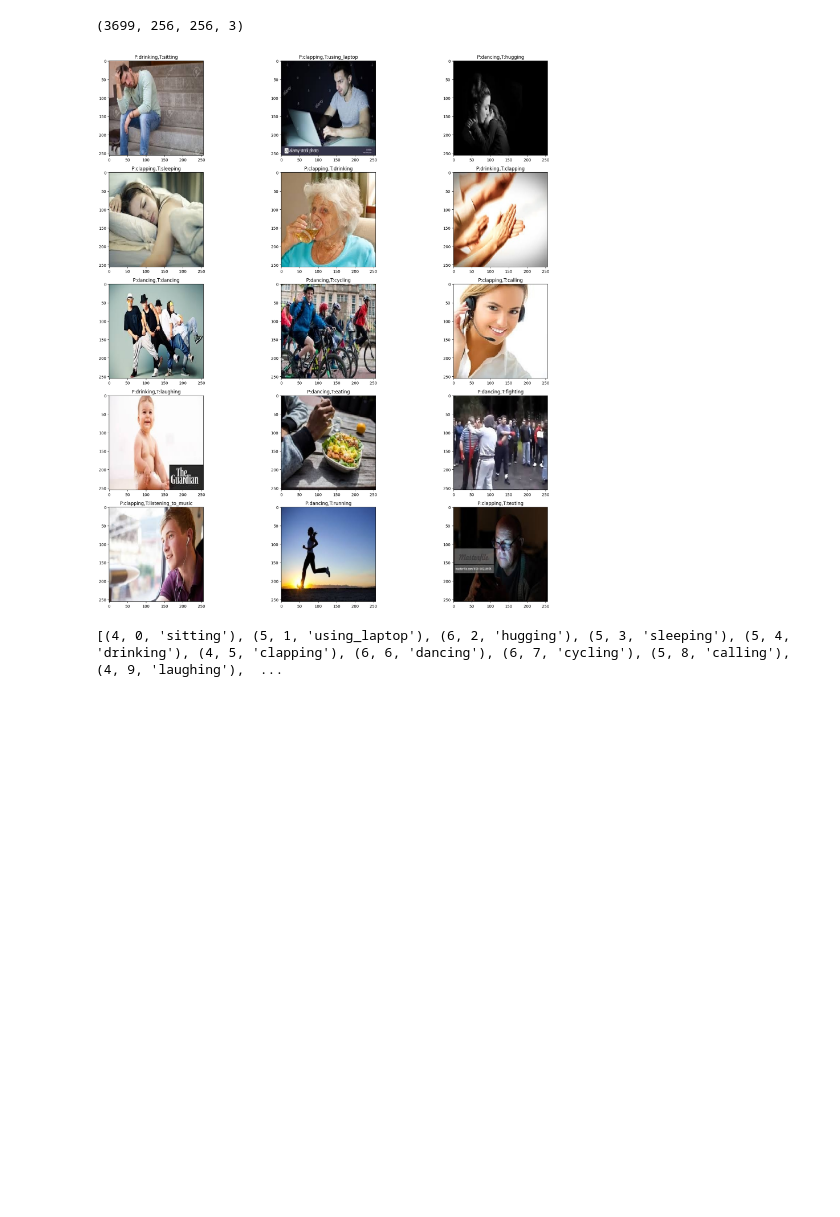
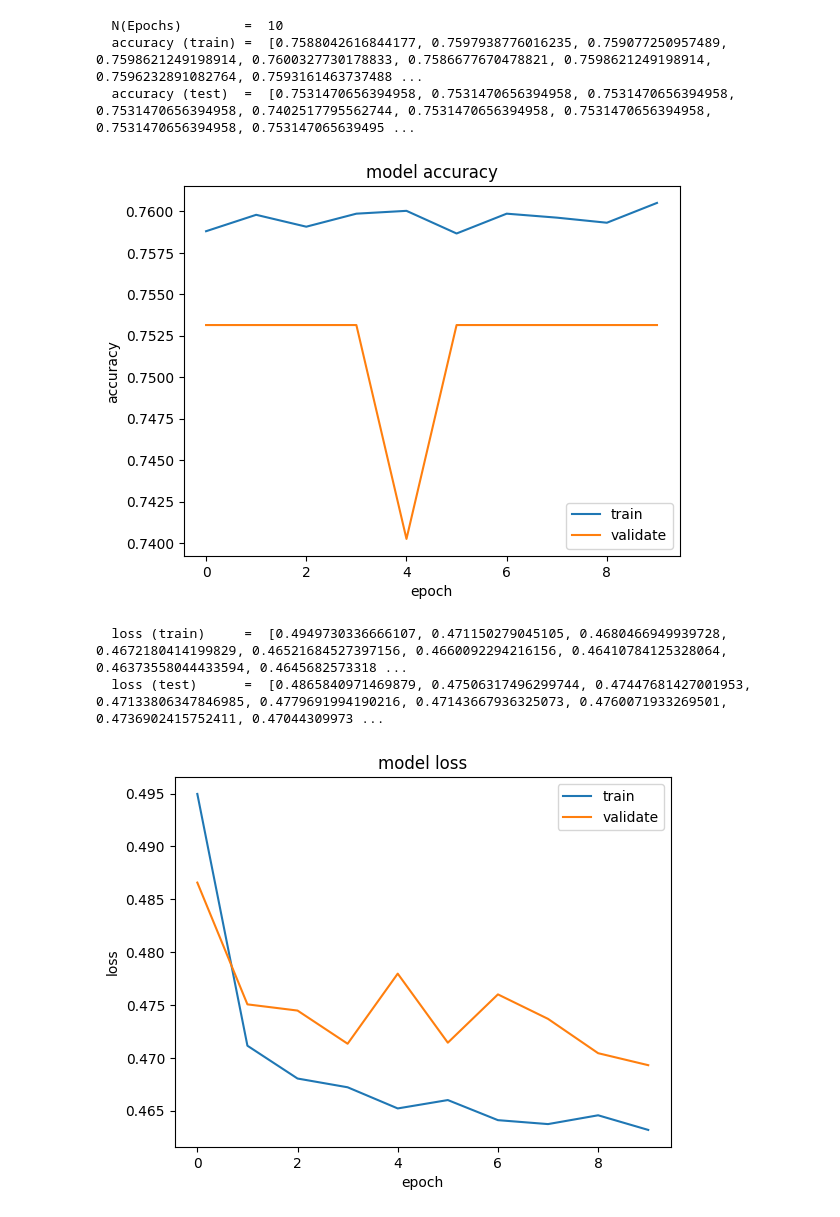
Before and after one commit to MDP-1/ML_CW2, a Jupyter notebook: Classification.ipynb, the cells around one changed output. Cells and saved outputs as stored; diff of their text form; code cells hidden in the pictures; blank space fills up the shorter version.

```diff
--- a/Classification.ipynb
+++ b/Classification.ipynb
@@ -9,0 +10,3 @@ common_path = "/Users/michaelpatsais/Documents/Uni_work/machine_learning/Data/HA
+# %%
+df_train = pd.read_csv(common_path + "/adult_train.csv")
+df_train_cols = df_train.columns.to_list()
@@ -65,0 +48,3 @@ Found 3699 validated image filenames belonging to 15 classes.
+# %%
+# Cleaning label
+labels = np.array(relabelling(df_train, 'Income'))
@@ -109,8 +121,9 @@ Trainable params: 3961167 (15.11 MB)
 Non-trainable params: 0 (0.00 Byte)
 _________________________________________________________________
 # %%
-loss_fn = tf.keras.losses.CategoricalCrossentropy()
+loss_fn = tf.keras.losses.BinaryCrossentropy() #CatagoricalCrossentropy() means 2 output nodes
+
 model.compile(optimizer='adam', loss=loss_fn, metrics=['accuracy'])
 # %%
-history  = model.fit(train_ds, validation_data = val_ds, epochs=epochs)
+history = model.fit(features, labels,  validation_split = val_split, batch_size=batch_size, epochs=epochs)
 # %% [output]
@@ -125,29 +150,33 @@ predictions = model.predict(test_ds)
-# %%
-# combining batches so that test and prediction images line up
-all_images = np.concatenate([test_ds[batch][0] for batch in range(len(test_ds))])
-all_images_data = np.concatenate([test_ds[batch][1] for batch in range(len(test_ds))])
-
-print(all_images.shape)
-# %% [output]
-(3699, 256, 256, 3)
-# %%
-fig, axes = plt.subplots(5, 3, figsize = (20,20))
-store = []
-for i in range(15): # a counter that represents the classfication we want to print
-    ax = axes[i//3, i%3] # calculating the subplot to print to
-    for image in range(len(all_images_data)):
-        if (np.argmax(all_images_data[image]) != i): # if the image is not of the right classification, it is skipped
-            continue
-        else:
-            store.append((np.argmax(predictions[image]), i, labels[i]))
-            ax.set_title(f"P:{labels[np.argmax(predictions[image])]},T:{labels[i]}") # right classification is printed, with its label and corresponding prediction
-            ax.imshow(all_images[image])
-            break # break to move on to next classification
-
-plt.tight_layout()
-# plt.savefig(save_directory + "/2b.png")
-plt.show()
-print(store)
-# %% [output]
-[figure, removed]
-[(4, 0, 'sitting'), (5, 1, 'using_laptop'), (6, 2, 'hugging'), (5, 3, 'sleeping'), (5, 4, 'drinking'), (4, 5, 'clapping'), (6, 6, 'dancing'), (6, 7, 'cycling'), (5, 8, 'calling'), (4, 9, 'laughing'),  ...
+# %%
+# look at the history
+print("  N(Epochs)        = ", epochs)
+print("  accuracy (train) = ", history.history['accuracy'])
+print("  accuracy (test)  = ", history.history['val_accuracy'])
+
+plt.plot(history.history['accuracy']) # 'accuracy'
+plt.plot(history.history['val_accuracy']) # 'val_accuracy'
+plt.title('model accuracy')
+plt.ylabel('accuracy')
+plt.xlabel('epoch')
+plt.legend(['train', 'validate'], loc='lower right')
+plt.show()
+
+print("  loss (train)     = ", history.history['loss'])
+print("  loss (test)      = ", history.history['val_loss'])
+
+# summarize history for loss
+plt.plot(history.history['loss']) # 'loss'
+plt.plot(history.history['val_loss']) # 'val_loss'
+plt.title('model loss')
+plt.ylabel('loss')
+plt.xlabel('epoch')
+plt.legend(['train', 'validate'], loc='upper right')
+plt.show()
+# %% [output]
+  N(Epochs)        =  10
+  accuracy (train) =  [0.7588042616844177, 0.7597938776016235, 0.759077250957489, 0.7598621249198914, 0.7600327730178833, 0.7586677670478821, 0.7598621249198914, 0.7596232891082764, 0.7593161463737488 ...
+  accuracy (test)  =  [0.7531470656394958, 0.7531470656394958, 0.7531470656394958, 0.7531470656394958, 0.7402517795562744, 0.7531470656394958, 0.7531470656394958, 0.7531470656394958, 0.753147065639495 ...
+[figure, added]
+  loss (train)     =  [0.4949730336666107, 0.471150279045105, 0.4680466949939728, 0.4672180414199829, 0.46521684527397156, 0.4660092294216156, 0.46410784125328064, 0.46373558044433594, 0.4645682573318 ...
+  loss (test)      =  [0.4865840971469879, 0.47506317496299744, 0.47447681427001953, 0.47133806347846985, 0.4779691994190216, 0.47143667936325073, 0.4760071933269501, 0.4736902415752411, 0.47044309973 ...
+[figure, added]
```
Also changed, not shown: parts of 10 cells of this notebook, 1 other file.
